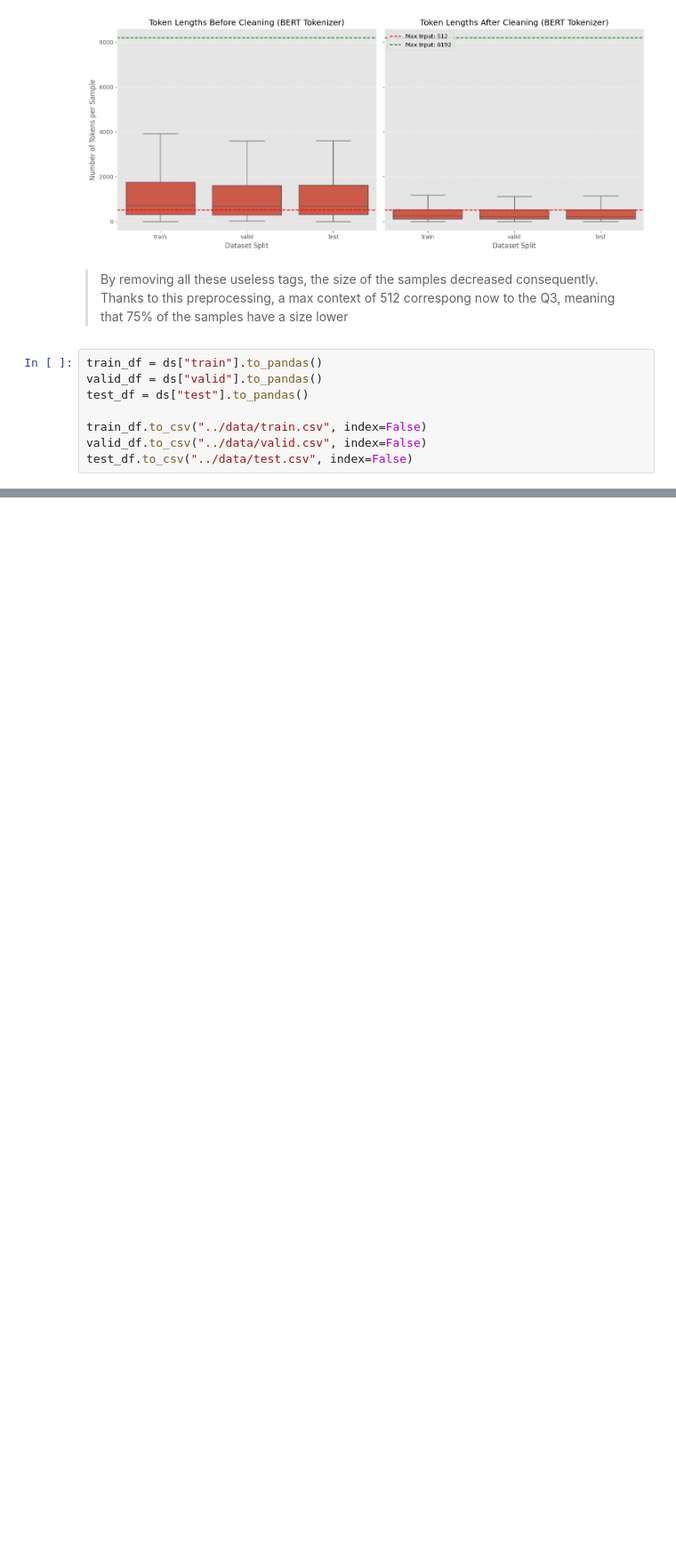
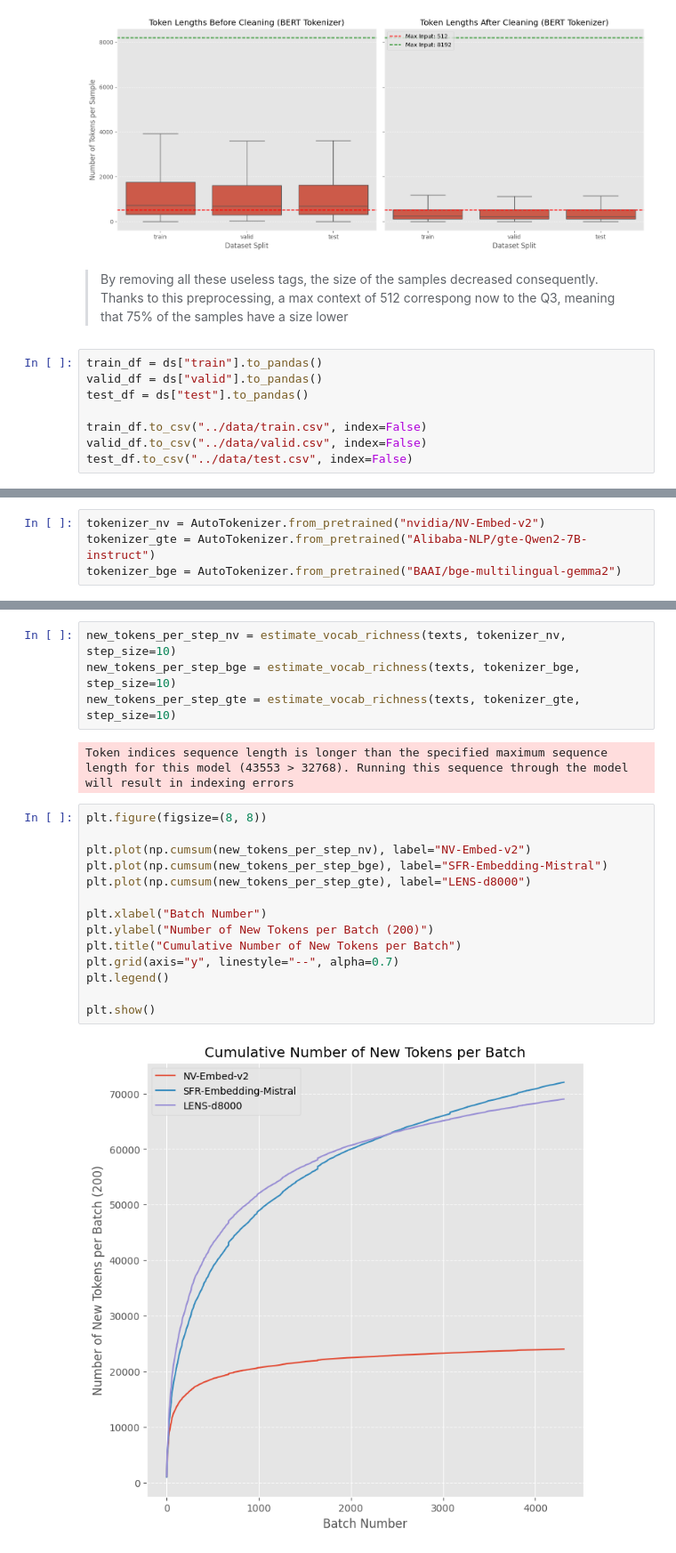
Before and after one commit to ilanaliouchouche/Github-Issues-Embeddings-Store, a Jupyter notebook: notebooks/eda.ipynb, the cells around one changed output, grey strips where cells are left out. Shown at 89% size. Cells and saved outputs as stored; diff of their text form; blank space fills up the shorter version.

```diff
--- a/notebooks/eda.ipynb
+++ b/notebooks/eda.ipynb
@@ -404,0 +450,4 @@ test_df.to_csv("../data/test.csv", index=False)
+# %%
+tokenizer_nv = AutoTokenizer.from_pretrained("nvidia/NV-Embed-v2")
+tokenizer_gte = AutoTokenizer.from_pretrained("Alibaba-NLP/gte-Qwen2-7B-instruct")
+tokenizer_bge = AutoTokenizer.from_pretrained("BAAI/bge-multilingual-gemma2")
@@ -404,0 +478,22 @@ test_df.to_csv("../data/test.csv", index=False)
+# %%
+new_tokens_per_step_nv = estimate_vocab_richness(texts, tokenizer_nv, step_size=10)
+new_tokens_per_step_bge = estimate_vocab_richness(texts, tokenizer_bge, step_size=10)
+new_tokens_per_step_gte = estimate_vocab_richness(texts, tokenizer_gte, step_size=10)
+# %% [output]
+Token indices sequence length is longer than the specified maximum sequence length for this model (43553 > 32768). Running this sequence through the model will result in indexing errors
+# %%
+plt.figure(figsize=(8, 8))
+
+plt.plot(np.cumsum(new_tokens_per_step_nv), label="NV-Embed-v2")
+plt.plot(np.cumsum(new_tokens_per_step_bge), label="SFR-Embedding-Mistral")
+plt.plot(np.cumsum(new_tokens_per_step_gte), label="LENS-d8000")
+
+plt.xlabel("Batch Number")
+plt.ylabel("Number of New Tokens per Batch (200)")
+plt.title("Cumulative Number of New Tokens per Batch")
+plt.grid(axis="y", linestyle="--", alpha=0.7)
+plt.legend()
+
+plt.show()
+# %% [output]
+[figure, added]
```
Also changed, not shown: parts of 17 cells of this notebook.
